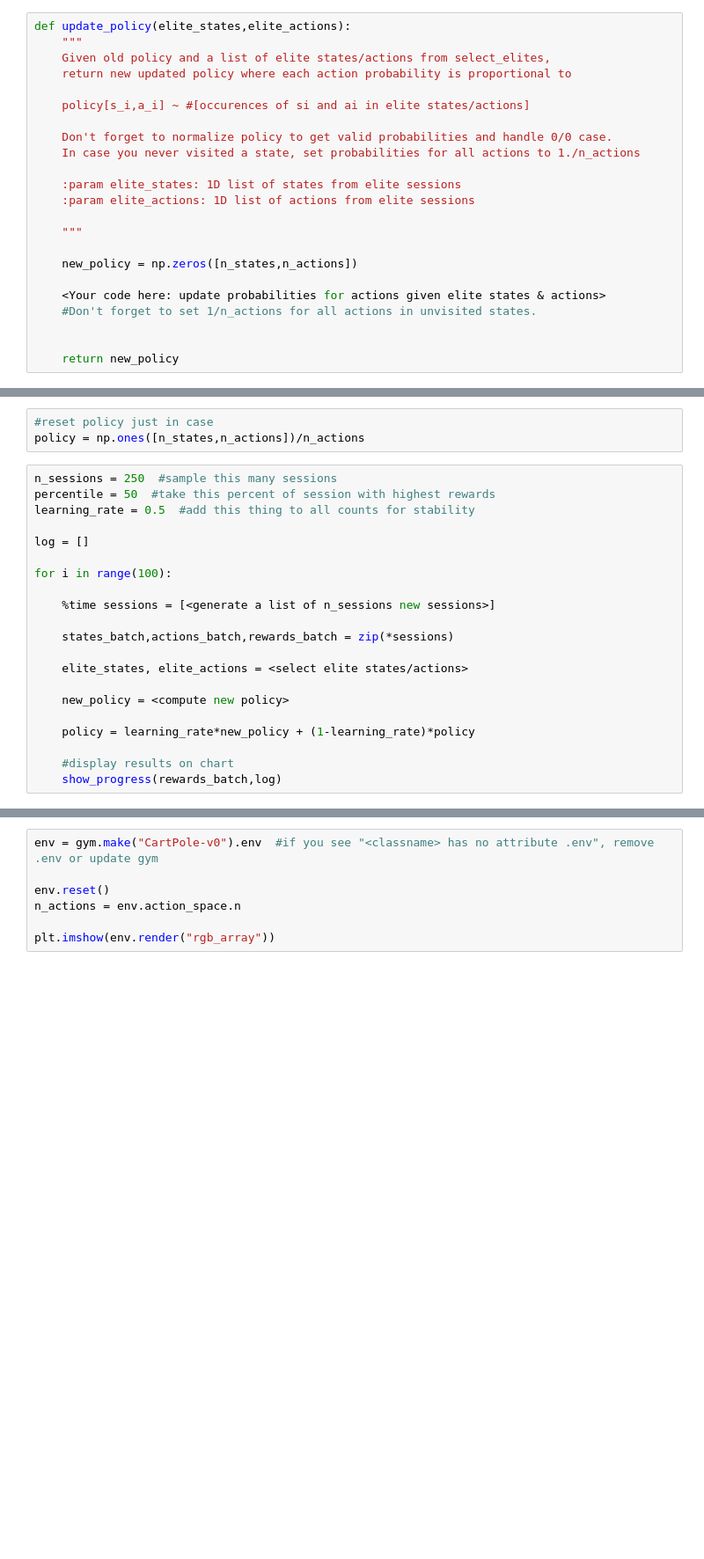
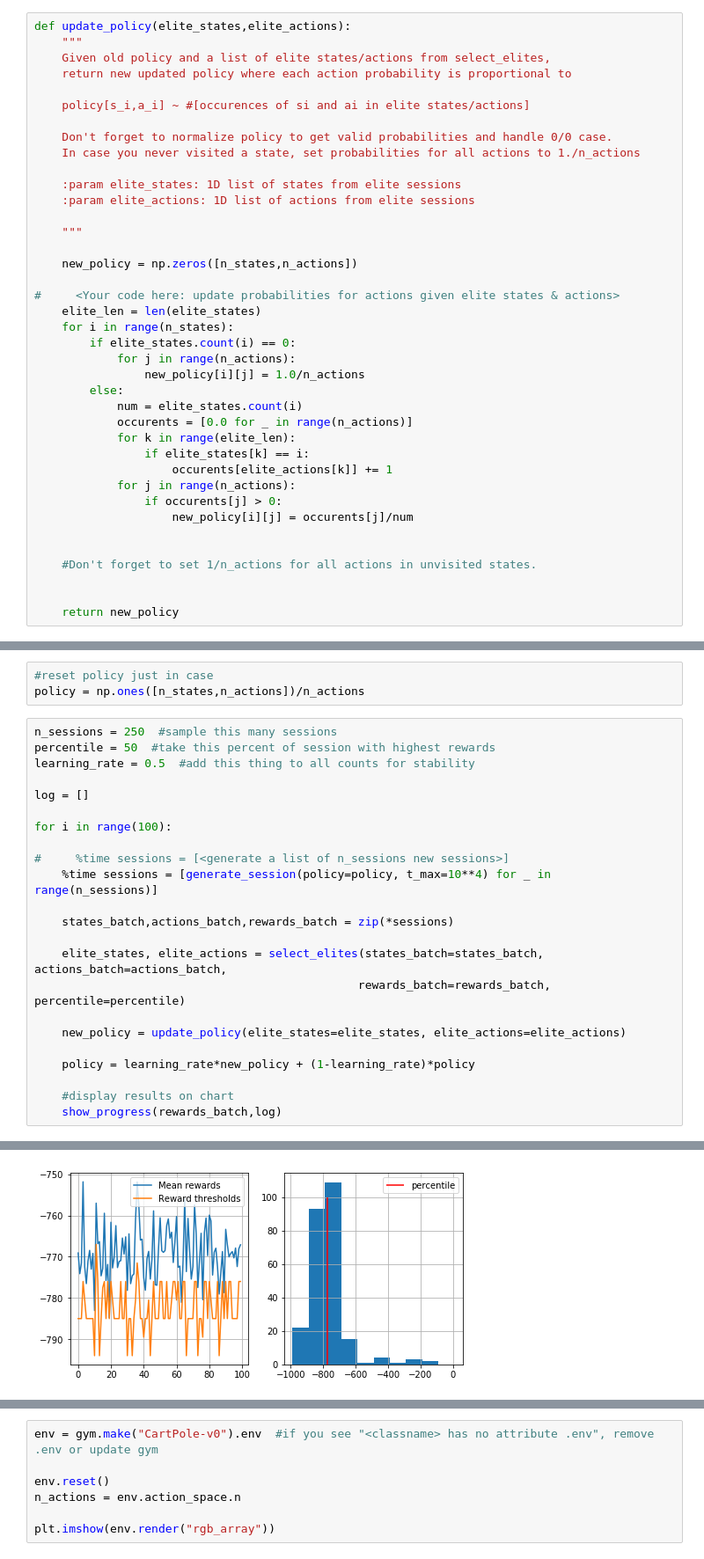
Before and after one commit to hoangHEDSPI/Practical_RL, a Jupyter notebook: week1_intro/crossentropy_method.ipynb, the cells around one changed output, grey strips where cells are left out. Shown at 88% size. Saved outputs shown, nothing was run; the diff lists cells and outputs as text; blank space fills up the shorter version.

```diff
--- a/week1_intro/crossentropy_method.ipynb
+++ b/week1_intro/crossentropy_method.ipynb
@@ -196,7 +196,23 @@ def update_policy(elite_states,elite_actions):
 
     new_policy = np.zeros([n_states,n_actions])
 
-    <Your code here: update probabilities for actions given elite states & actions>
+#     <Your code here: update probabilities for actions given elite states & actions>
+    elite_len = len(elite_states)
+    for i in range(n_states):
+        if elite_states.count(i) == 0:
+            for j in range(n_actions):
+                new_policy[i][j] = 1.0/n_actions
+        else:
+            num = elite_states.count(i)
+            occurents = [0.0 for _ in range(n_actions)]
+            for k in range(elite_len):
+                if elite_states[k] == i:
+                    occurents[elite_actions[k]] += 1
+            for j in range(n_actions):
+                if occurents[j] > 0:
+                    new_policy[i][j] = occurents[j]/num
+
+
     #Don't forget to set 1/n_actions for all actions in unvisited states.
 
 
@@ -262,15 +291,18 @@ log = []
 
 for i in range(100):
 
-    %time sessions = [<generate a list of n_sessions new sessions>]
+#     %time sessions = [<generate a list of n_sessions new sessions>]
+    %time sessions = [generate_session(policy=policy, t_max=10**4) for _ in range(n_sessions)]
 
     states_batch,actions_batch,rewards_batch = zip(*sessions)
 
-    elite_states, elite_actions = <select elite states/actions>
+    elite_states, elite_actions = select_elites(states_batch=states_batch, actions_batch=actions_batch,
+                                               rewards_batch=rewards_batch, percentile=percentile)
 
-    new_policy = <compute new policy>
+    new_policy = update_policy(elite_states=elite_states, elite_actions=elite_actions)
 
     policy = learning_rate*new_policy + (1-learning_rate)*policy
 
     #display results on chart
     show_progress(rewards_batch,log)
+# %% [output]
@@ -277,3 +310,4 @@ for i in range(100):
+[figure, added]
 # %% [markdown]
 # Digging deeper: approximate crossentropy with neural nets
 
```
Also changed, not shown: parts of 2 cells of this notebook.
